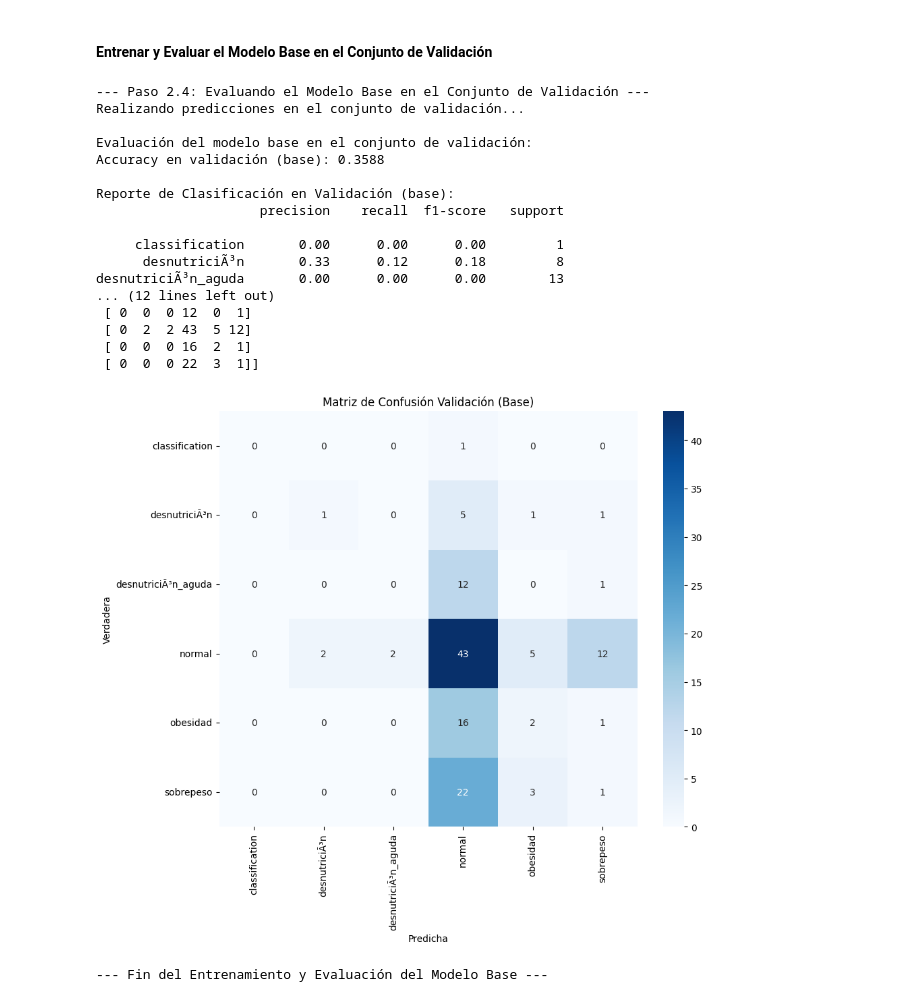
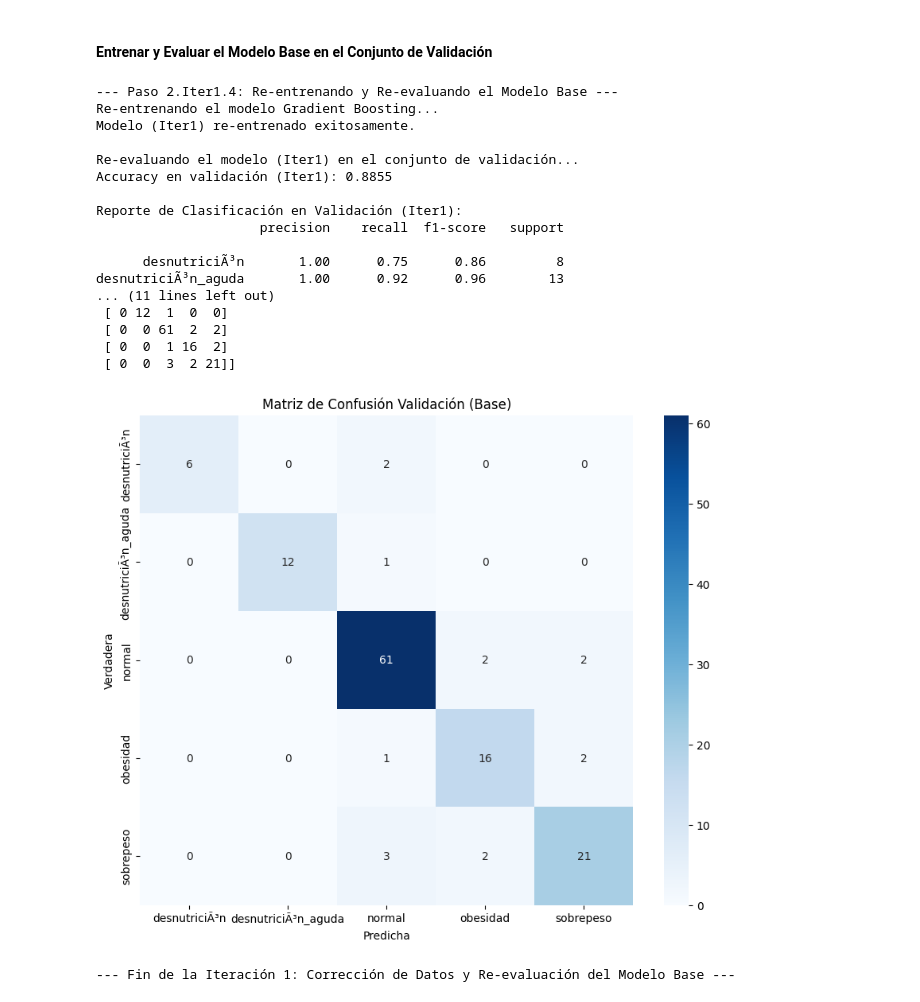
Before and after one commit to SantiagoQP31/AS-ia_nutricion, a Jupyter notebook: ml_workspace/nutrition_status_model_training.ipynb, the cells around one changed output. Cells and saved outputs as stored; diff of their text form; code cells hidden in the pictures.

Commit message:
Update: Modelo reentrenado y reevaluado con un avance significativo.

```diff
--- a/ml_workspace/nutrition_status_model_training.ipynb
+++ b/ml_workspace/nutrition_status_model_training.ipynb
@@ -1142,46 +1142,55 @@ else:
 
         print("\nRe-evaluando el modelo (Iter1) en el conjunto de validación...")
         y_pred_val_iter1 = gb_model_iter1.predict(X_val)
 
         accuracy_val_iter1 = accuracy_score(y_val_for_eval, y_pred_val_iter1)
         print(f"Accuracy en validación (Iter1): {accuracy_val_iter1:.4f}")
 
         print("\nReporte de Clasificación en Validación (Iter1):")
         target_names_iter1 = label_encoder_y.classes_ if label_encoder_y and hasattr(label_encoder_y, 'classes_') else None
         report_iter1 = classification_report(
             y_val_for_eval, y_pred_val_iter1,
             target_names=target_names_iter1, zero_division=0
         )
         print(report_iter1)
 
         print("\nMatriz de Confusión en Validación (Iter1):")
         conf_matrix_iter1 = confusion_matrix(y_val_for_eval, y_pred_val_iter1)
         print(conf_matrix_iter1)
 
-        # (Visualización opcional de la Matriz de Confusión)
+        if target_names_iter1 is not None:
+            plt.figure(figsize=(10, 8))
+            sns.heatmap(conf_matrix_iter1, annot=True, fmt='d', cmap='Blues',
+                        xticklabels=target_names_iter1, yticklabels=target_names_iter1)
+            plt.xlabel('Predicha')
+            plt.ylabel('Verdadera')
+            plt.title('Matriz de Confusión Validación (Base)')
+            plt.show()
+        else:
+            print("\n(Nombres de las clases no disponibles para graficar la matriz de confusión con etiquetas detalladas)")
 
     except Exception as e:
         print(f"Error durante el re-entrenamiento o re-evaluación (Iter1): {e}")
         raise
 
 print("\n--- Fin de la Iteración 1: Corrección de Datos y Re-evaluación del Modelo Base ---")
 # %% [output]
---- Paso 2.4: Evaluando el Modelo Base en el Conjunto de Validación ---
-Realizando predicciones en el conjunto de validación...
+--- Paso 2.Iter1.4: Re-entrenando y Re-evaluando el Modelo Base ---
+Re-entrenando el modelo Gradient Boosting...
+Modelo (Iter1) re-entrenado exitosamente.
 
-Evaluación del modelo base en el conjunto de validación:
-Accuracy en validación (base): 0.3588
+Re-evaluando el modelo (Iter1) en el conjunto de validación...
+Accuracy en validación (Iter1): 0.8855
 
-Reporte de Clasificación en Validación (base):
+Reporte de Clasificación en Validación (Iter1):
                      precision    recall  f1-score   support
 
-     classification       0.00      0.00      0.00         1
-      desnutriciÃ³n       0.33      0.12      0.18         8
-desnutriciÃ³n_aguda       0.00      0.00      0.00        13
-... (12 lines left out)
- [ 0  0  0 12  0  1]
- [ 0  2  2 43  5 12]
- [ 0  0  0 16  2  1]
- [ 0  0  0 22  3  1]]
+      desnutriciÃ³n       1.00      0.75      0.86         8
+desnutriciÃ³n_aguda       1.00      0.92      0.96        13
+... (11 lines left out)
+ [ 0 12  1  0  0]
+ [ 0  0 61  2  2]
+ [ 0  0  1 16  2]
+ [ 0  0  3  2 21]]
-[figure, old version]
+[figure, new version]
---- Fin del Entrenamiento y Evaluación del Modelo Base ---
+--- Fin de la Iteración 1: Corrección de Datos y Re-evaluación del Modelo Base ---
```
